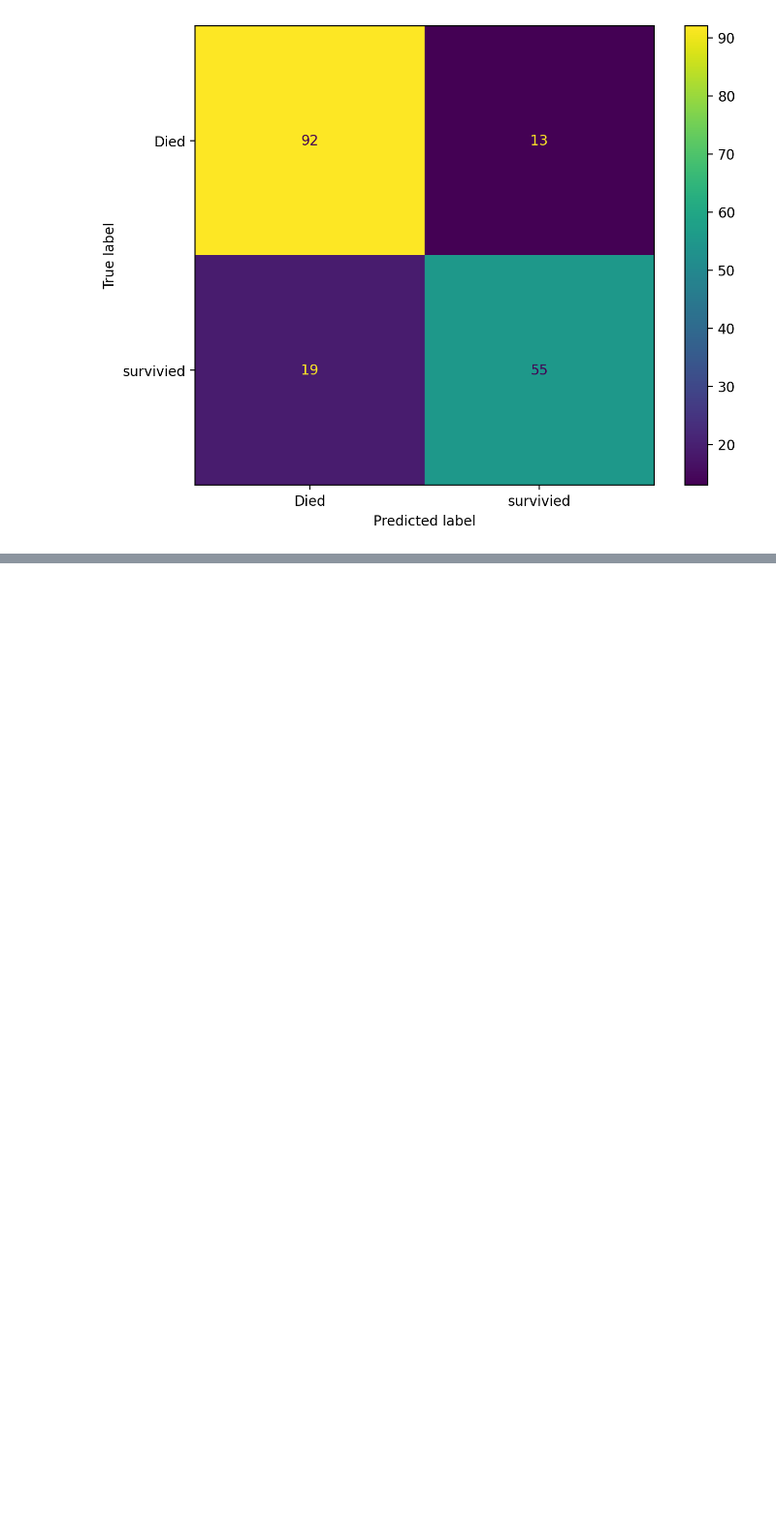
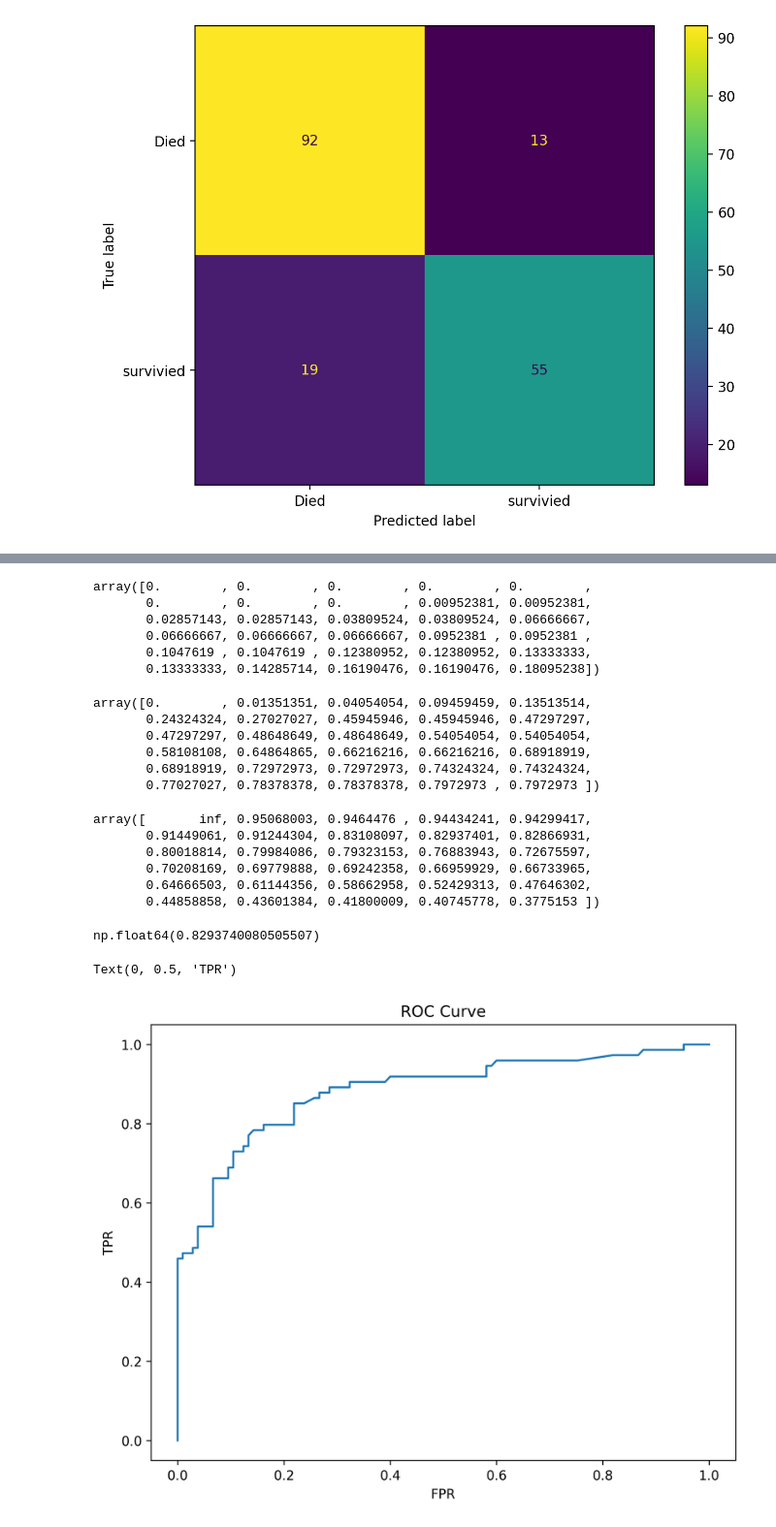
Before and after one commit to arashniroomand/MachineLearning, a Jupyter notebook: Practical_MasterClass/LogisticRegression/LogisitcRegression.ipynb, the cells around one changed output, grey strips where cells are left out. Shown at 97% size. Drawn from its saved outputs; the diff is of its cells as text; code cells hidden in the pictures; blank space fills up the shorter version.

```diff
--- a/Practical_MasterClass/LogisticRegression/LogisitcRegression.ipynb
+++ b/Practical_MasterClass/LogisticRegression/LogisitcRegression.ipynb
@@ -555,0 +602,42 @@ disp.plot()
+# %%
+fpr[:30]
+# %% [output]
+array([0.        , 0.        , 0.        , 0.        , 0.        ,
+       0.        , 0.        , 0.        , 0.00952381, 0.00952381,
+       0.02857143, 0.02857143, 0.03809524, 0.03809524, 0.06666667,
+       0.06666667, 0.06666667, 0.06666667, 0.0952381 , 0.0952381 ,
+       0.1047619 , 0.1047619 , 0.12380952, 0.12380952, 0.13333333,
+       0.13333333, 0.14285714, 0.16190476, 0.16190476, 0.18095238])
+# %%
+tpr[:30]
+# %% [output]
+array([0.        , 0.01351351, 0.04054054, 0.09459459, 0.13513514,
+       0.24324324, 0.27027027, 0.45945946, 0.45945946, 0.47297297,
+       0.47297297, 0.48648649, 0.48648649, 0.54054054, 0.54054054,
+       0.58108108, 0.64864865, 0.66216216, 0.66216216, 0.68918919,
+       0.68918919, 0.72972973, 0.72972973, 0.74324324, 0.74324324,
+       0.77027027, 0.78378378, 0.78378378, 0.7972973 , 0.7972973 ])
+# %%
+thr[:30]
+# %% [output]
+array([       inf, 0.95068003, 0.9464476 , 0.94434241, 0.94299417,
+       0.91449061, 0.91244304, 0.83108097, 0.82937401, 0.82866931,
+       0.80018814, 0.79984086, 0.79323153, 0.76883943, 0.72675597,
+       0.70208169, 0.69779888, 0.69242358, 0.66959929, 0.66733965,
+       0.64666503, 0.61144356, 0.58662958, 0.52429313, 0.47646302,
+       0.44858858, 0.43601384, 0.41800009, 0.40745778, 0.3775153 ])
+# %%
+idx = sum(fpr==0)
+tpr[idx]
+thr[idx]
+# %% [output]
+np.float64(0.8293740080505507)
+# %%
+plt.rcParams['figure.dpi'] = 300
+plt.plot(fpr, tpr)
+plt.title('ROC Curve')
+plt.xlabel('FPR')
+plt.ylabel('TPR')
+# %% [output]
+Text(0, 0.5, 'TPR')
+[figure, added]
```
Also changed, not shown: parts of 4 cells of this notebook.
